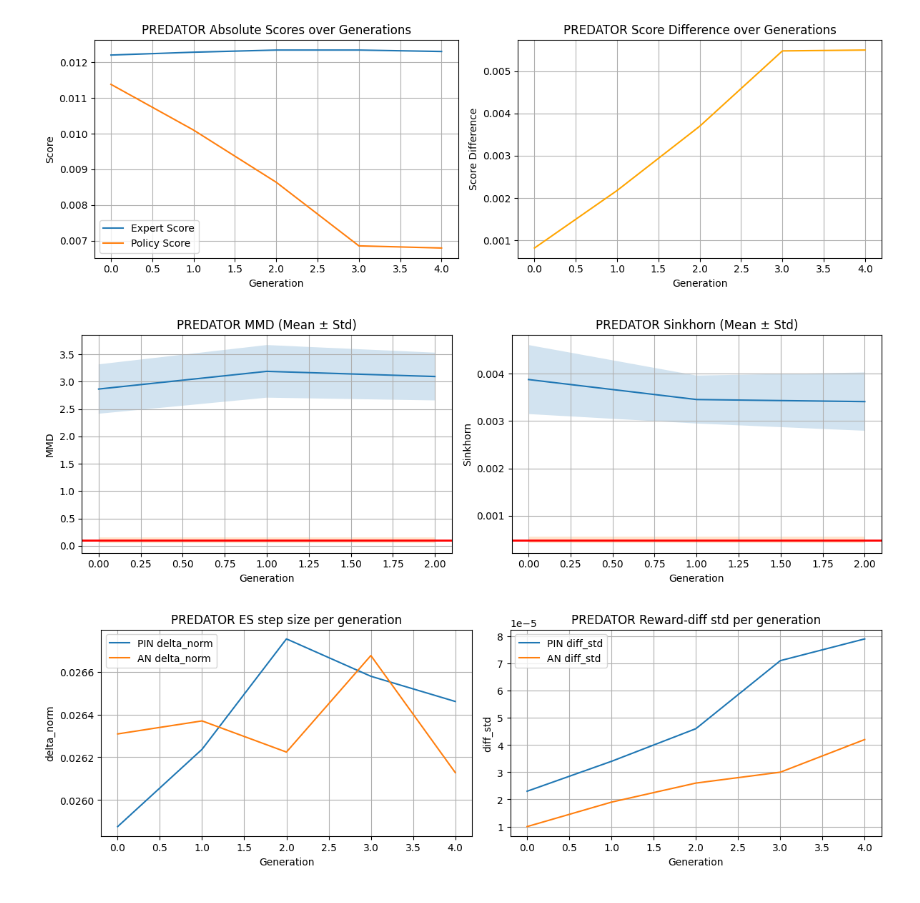
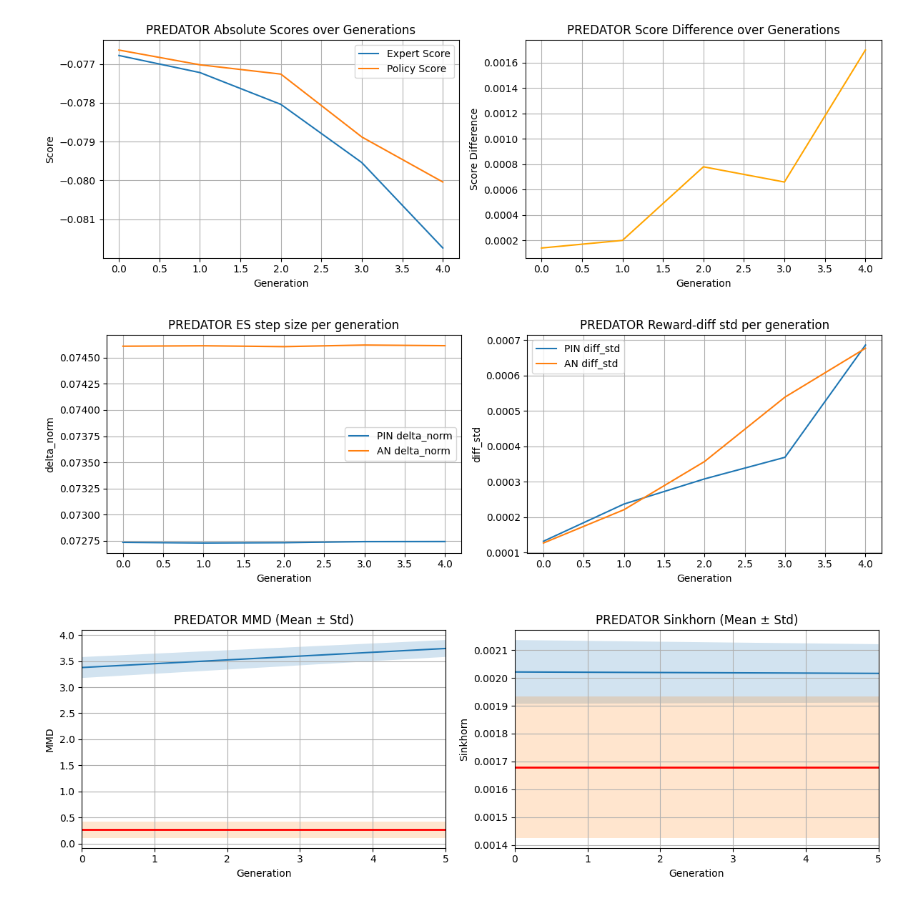
Before and after one commit to wirthy21/Master-Thesis, a Jupyter notebook: notebooks - gail_testing/1.4 GAIL - Sequence Predator-Prey.ipynb, the cells around one changed output. Saved outputs shown, nothing was run; the diff lists cells and outputs as text; code cells hidden in the pictures.

```diff
--- a/notebooks - gail_testing/1.4 GAIL - Sequence Predator-Prey.ipynb
+++ b/notebooks - gail_testing/1.4 GAIL - Sequence Predator-Prey.ipynb
@@ -425,6 +27,6 @@ def calculate_metrics(pred_policy=None, prey_policy=None, init_pool=None,
 # %%
 # Expert
-max_steps = 1000
+max_steps = 100
 
 # Training
 num_generations = 5
@@ -432,7 +34,7 @@ gamma = 0.999
 
 # Policy
 lr_policy = 5e-4
-num_perturbations = 64
+num_perturbations = 32
 sigma = 0.07
 deterministic=True
 
@@ -442,13 +44,35 @@ noise = 0.002
 lr_disc = 1e-4
 lambda_gp = 5
 
+performance_eval = 3
 device = torch.device("cuda" if torch.cuda.is_available() else "cpu")
+# %%
+def sliding_window(tensor, window_size=10):
+    sequences = []
+    for start in range(0, tensor.size(0) - window_size + 1):
+        end = start + window_size
+        sequences.append(tensor[start:end])
+    return torch.stack(sequences)
 # %%
-exp_pred_tensor, exp_prey_tensor, couzin_metrics, init_pool = run_couzin_simulation(visualization="off", max_steps=max_steps, alpha=0.01,
+%matplotlib tk
+exp_pred_sequence, exp_prey_sequence, couzin_metrics, init_pool = run_couzin_simulation(visualization="off", max_steps=max_steps,
                                          constant_speed=5, shark_speed=5,
                                          area_width=50, area_height=50,
+                                         dt = 0.5, # step_size
+                                        alpha=0.01, # social behavior - attack only
+                                         theta_dot_max=0.5, theta_dot_max_shark=0.5,
                                          number_of_sharks=1, n=32)
 
-print("Pred Shape:", exp_pred_tensor.shape)
-print("Prey Shape:", exp_prey_tensor.shape)
+exp_pred_sequence = exp_pred_sequence.to(device)
+exp_prey_sequence = exp_prey_sequence.to(device)
+init_pool = init_pool.to(device)
+
+print("Pred Shape:", exp_pred_sequence.shape)
+print("Prey Shape:", exp_prey_sequence.shape)
+
+exp_pred_tensor = sliding_window(exp_pred_sequence, window_size=10)
+exp_prey_tensor = sliding_window(exp_prey_sequence, window_size=10)
+
+print("Pred Tensor Shape:", exp_pred_tensor.shape)
+print("Prey Tensor Shape:", exp_prey_tensor.shape)
 # %% [output]
@@ -830,11 +291,15 @@ plot_es_metrics(policy_metrics_list, role="prey", save_dir=run_dir)
 # %%
-plot_train_metrics(disc_metrics_list, role="predator", save_dir=run_dir)
-plot_eval_metrics(metrics_list, role="predator", mmd_means=mmd_means, mmd_stds=mmd_stds, sinkhorn_means=sinkhorn_means, sinkhorn_stds=sinkhorn_stds, save_dir=run_dir)
+%matplotlib inline
+plot_train_metrics(disc_metrics_list, dis_balance_factor, role="predator", save_dir=run_dir)
 plot_es_metrics(policy_metrics_list, role="predator", save_dir=run_dir)
+plot_eval_metrics(metrics_list, role="predator",
+                  mmd_means=mmd_means, mmd_stds=mmd_stds,
+                  sinkhorn_means=sinkhorn_means, sinkhorn_stds=sinkhorn_stds,
+                  max_steps=num_generations, save_dir=run_dir)
 # %% [output]
-[figure, old version]
+[figure, new version]
-[figure, old version]
+[figure, new version]
-[figure, old version]
+[figure, new version]
 # %%
 '''folder = "2026.01.01_20.09"
 base_dir = Path(r"..\data\2. Training\training\PredPrey - GAIL")
```
Also changed, not shown: parts of 15 cells of this notebook, 24 other files.
